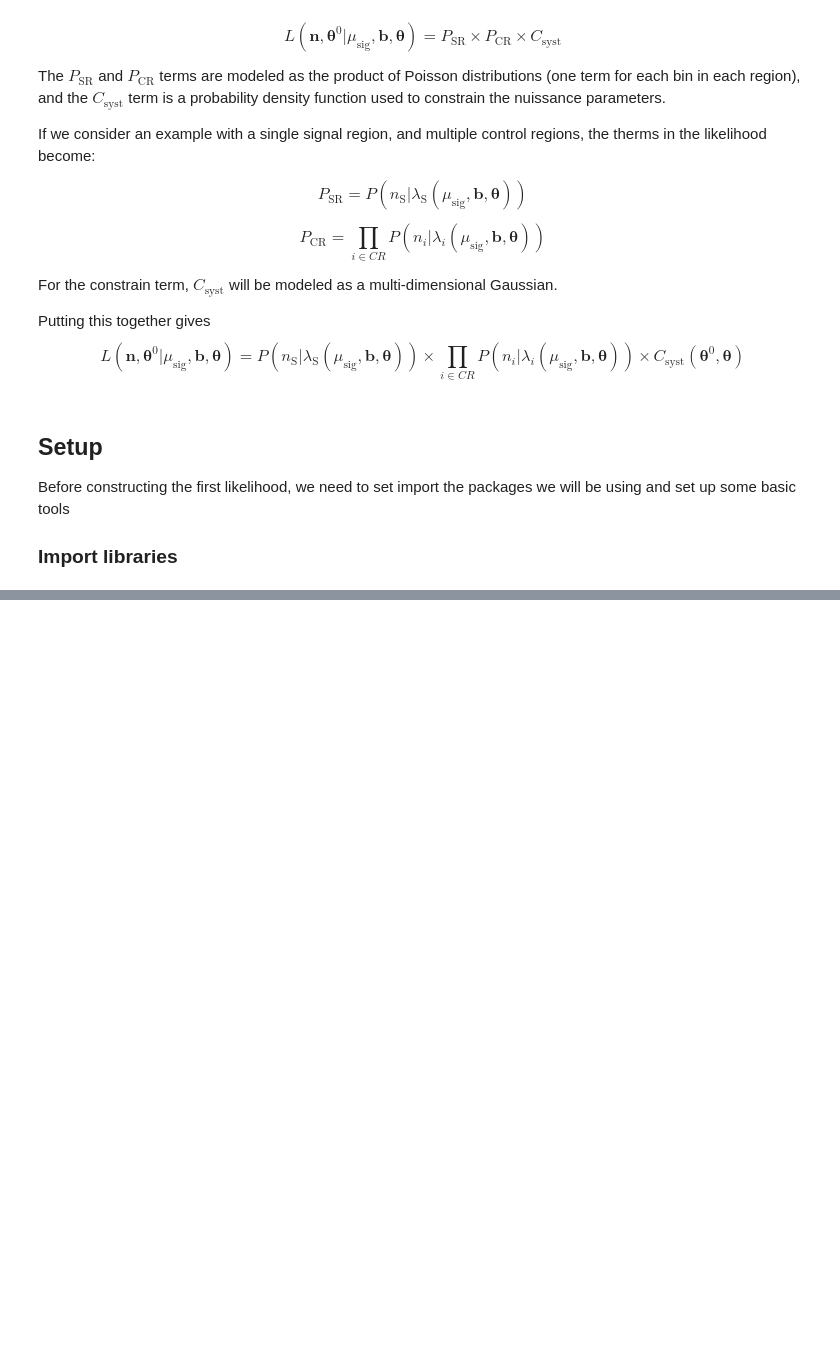
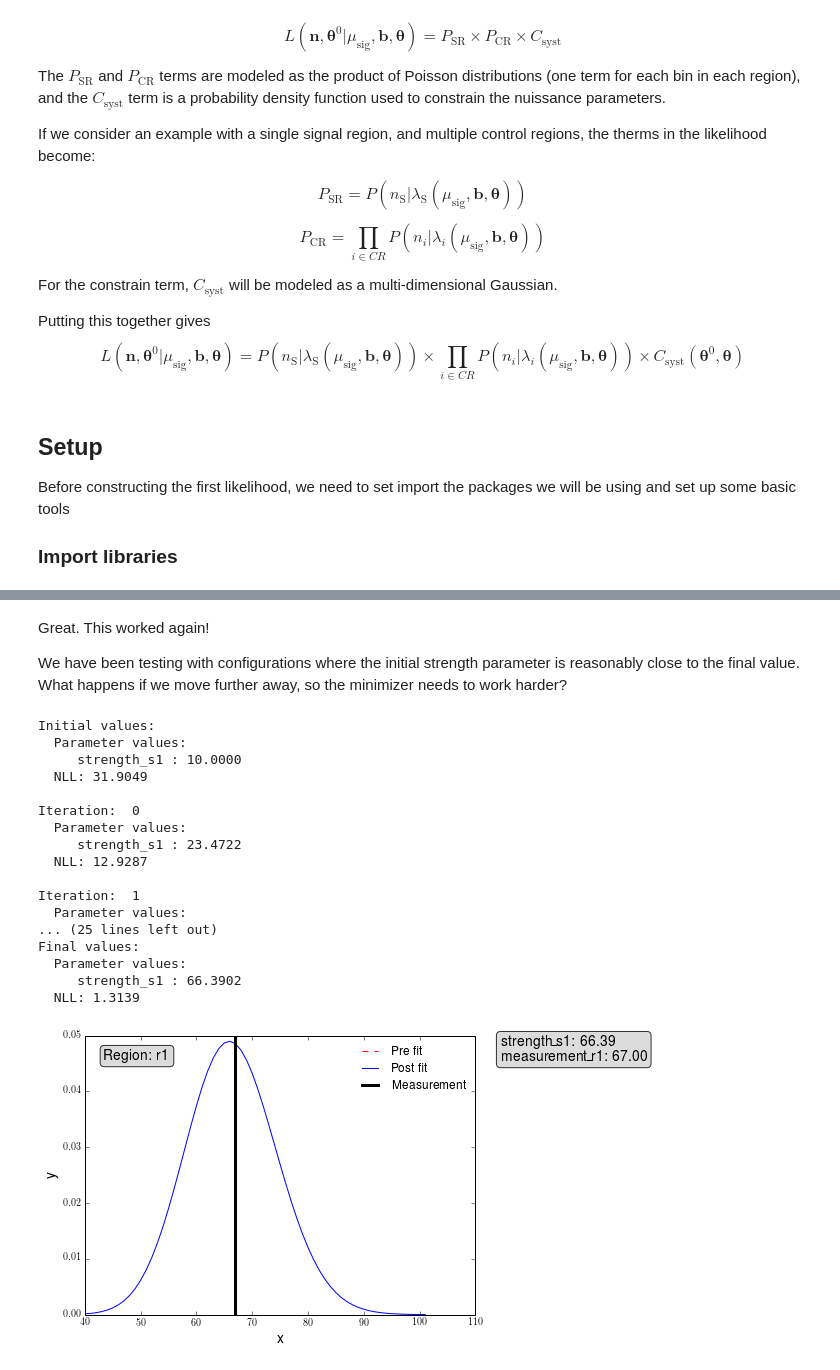
Before and after one commit to bdjackson/MyNotebook, a Jupyter notebook: CLsLikelihood/LearningCLsLikelihood.ipynb, the cells around one changed output, grey strips where cells are left out. Saved outputs shown, nothing was run; the diff lists cells and outputs as text; code cells hidden in the pictures; blank space fills up the shorter version.

```diff
--- a/CLsLikelihood/LearningCLsLikelihood.ipynb
+++ b/CLsLikelihood/LearningCLsLikelihood.ipynb
@@ -363,0 +516,36 @@ This also worked well! Now we can move on to a slightly more complicated Likelih
+# %% [markdown]
+Great. This worked again!
+
+We have been testing with configurations where the initial strength parameter is reasonably close to the final value. What happens if we move further away, so the minimizer needs to work harder?
+# %%
+r1 = region('r1', 67)
+
+s1 = sample('s1', initial_strength=10)
+s1.set_contribution(r1, 1)
+
+test_likelihood = master_likelihood()
+test_likelihood.add_sample(s1)
+test_likelihood.add_region(r1)
+
+test_likelihood.fit_likelihood()
+
+test_likelihood.draw_prediction(xlabel='x', ylabel='y')
+# %% [output]
+Initial values:
+  Parameter values:
+     strength_s1 : 10.0000
+  NLL: 31.9049
+
+Iteration:  0
+  Parameter values:
+     strength_s1 : 23.4722
+  NLL: 12.9287
+
+Iteration:  1
+  Parameter values:
+... (25 lines left out)
+Final values:
+  Parameter values:
+     strength_s1 : 66.3902
+  NLL: 1.3139
+[figure, added]
```
Also changed, not shown: parts of 41 cells of this notebook.
